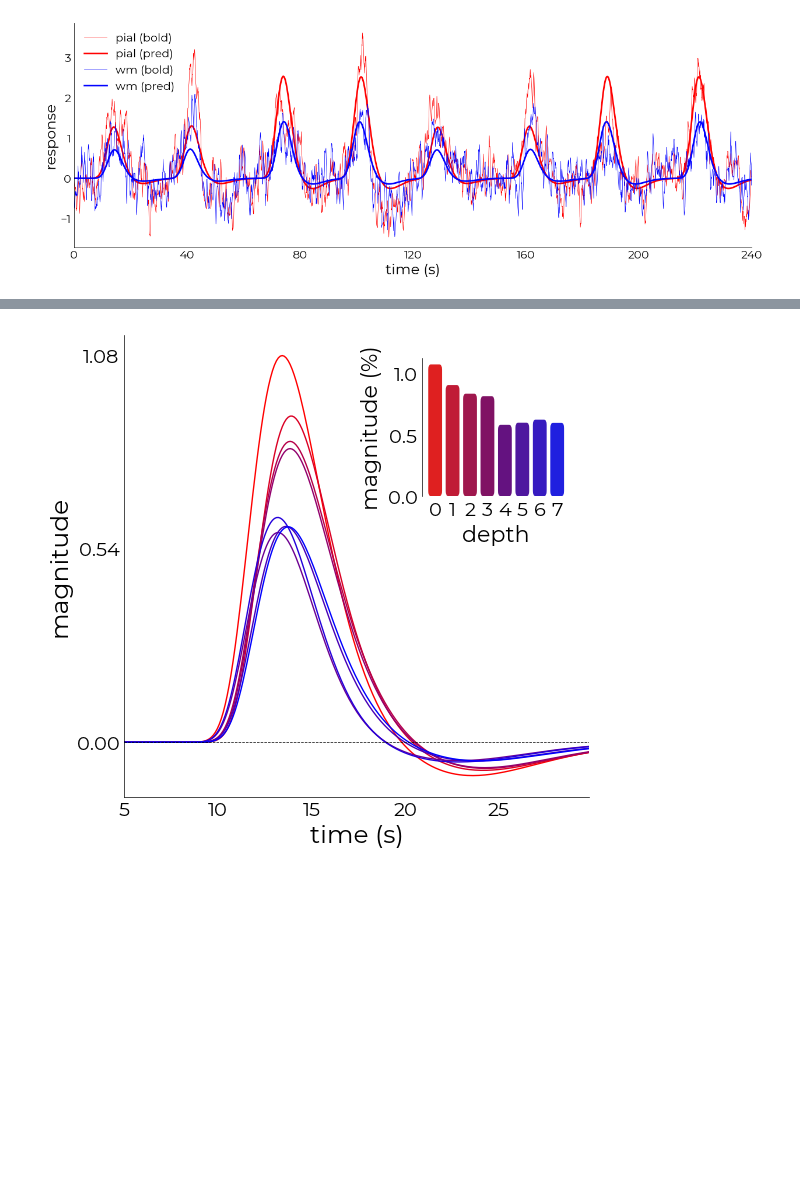
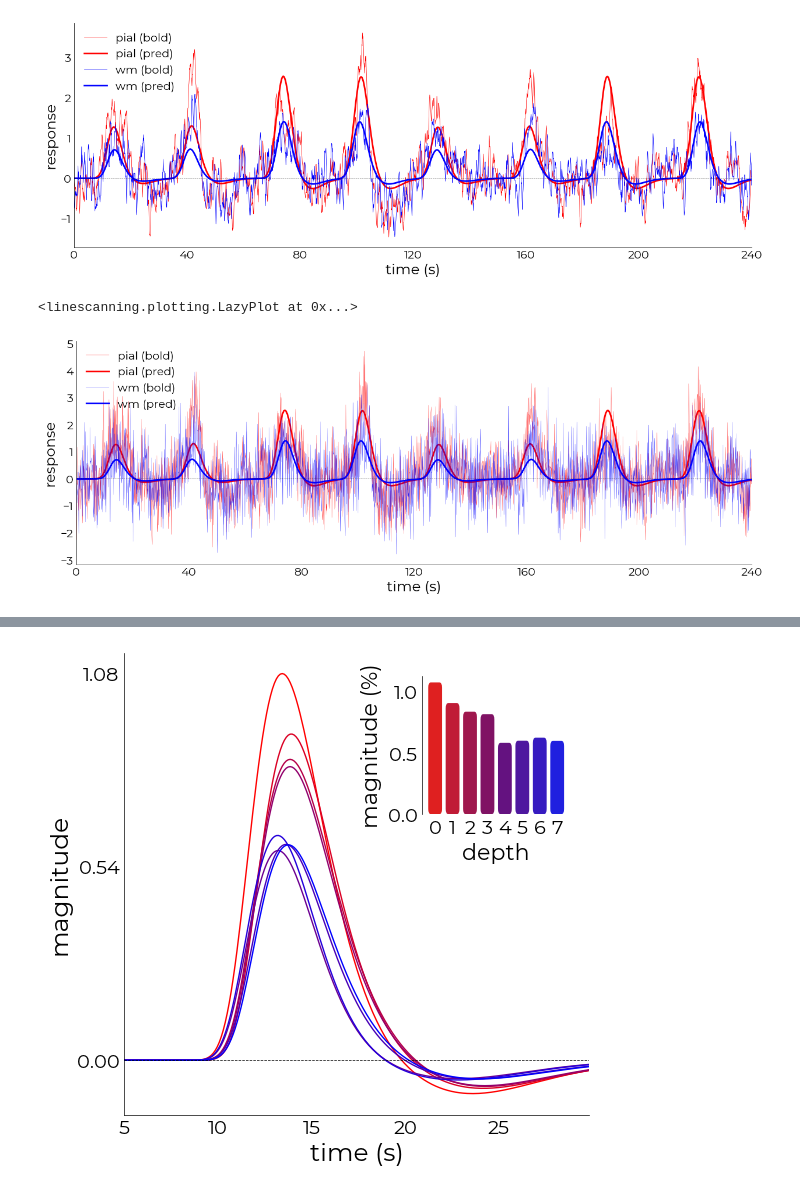
Before and after one commit to spinoza-centre/pRFline, a Jupyter notebook: notebooks/prf/prf_depth.ipynb, the cells around one changed output, grey strips where cells are left out. Drawn from its saved outputs; the diff is of its cells as text; code cells hidden in the pictures; blank space fills up the shorter version.

```diff
--- a/notebooks/prf/prf_depth.ipynb
+++ b/notebooks/prf/prf_depth.ipynb
@@ -125,3 +122,21 @@ _,_,_,wm_pred2 = mag_fit.plot_vox(vox_nr=1, add_tc={"tc": im5.wm_pred})
 im5.plot_pial_wm_timecourses()
 # %% [output]
 [figure]
+# %%
+raw_tcs = np.load(
+    opj(
+        base_dir,
+        "derivatives",
+        "prf",
+        im5.subject,
+        "ses-2",
+        f"{im5.subject}_ses-2_task-pRF_desc-data_for_fitter_raw.npy"))
+
+rib_range = im5.subj_obj.get_ribbon(im5.subject)
+use_ranges = [rib_range[0],rib_range[1]-1]
+
+# get the predictions
+pial_raw = raw_tcs[:,use_ranges[0]]
+wm_raw = raw_tcs[:,use_ranges[1]]
+
+pial_raw.shape
@@ -157,3 +240,33 @@ plotting.LazyPlot(
 # %% [output]
 <linescanning.plotting.LazyPlot at 0x...>
 [figure]
+# %%
+from itertools import repeat
+plot_list = [
+    pial_raw+abs(pial_pred2[0]),
+    pial_pred2+abs(pial_pred2[0]),
+    wm_raw+abs(wm_pred2[0]),
+    wm_pred2+abs(wm_pred2[0])
+]
+
+x_axis = np.array(list(np.arange(0,im5.func.shape[-1])*im5.TR))
+
+plotting.LazyPlot(
+    plot_list,
+    xx=x_axis,
+    line_width=[0.2,2,0.2,2],
+    color=[x for item in im5.colors for x in repeat(item, 2)],
+    figsize=(15,5),
+    x_label="time (s)",
+    y_label="response",
+    labels=[
+        "pial (bold)",
+        "pial (pred)",
+        "wm (bold)",
+        "wm (pred)"],
+    x_lim=[0,int(x_axis[-1])],
+    add_hline=0,
+    x_ticks=list(np.arange(0,x_axis[-1]+40,40)))
+# %% [output]
+<linescanning.plotting.LazyPlot at 0x...>
+[figure, added]
```
Also changed, not shown: parts of 11 cells of this notebook, 1 other file.
